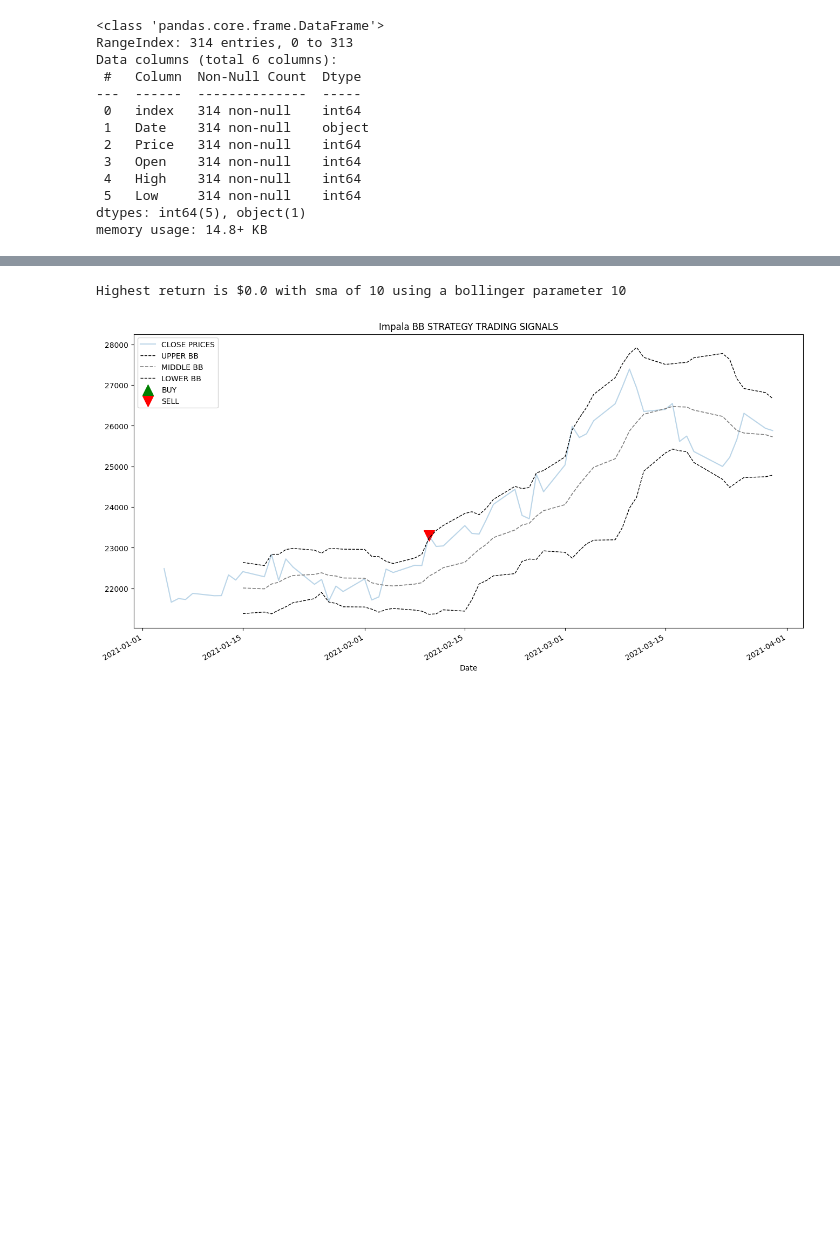
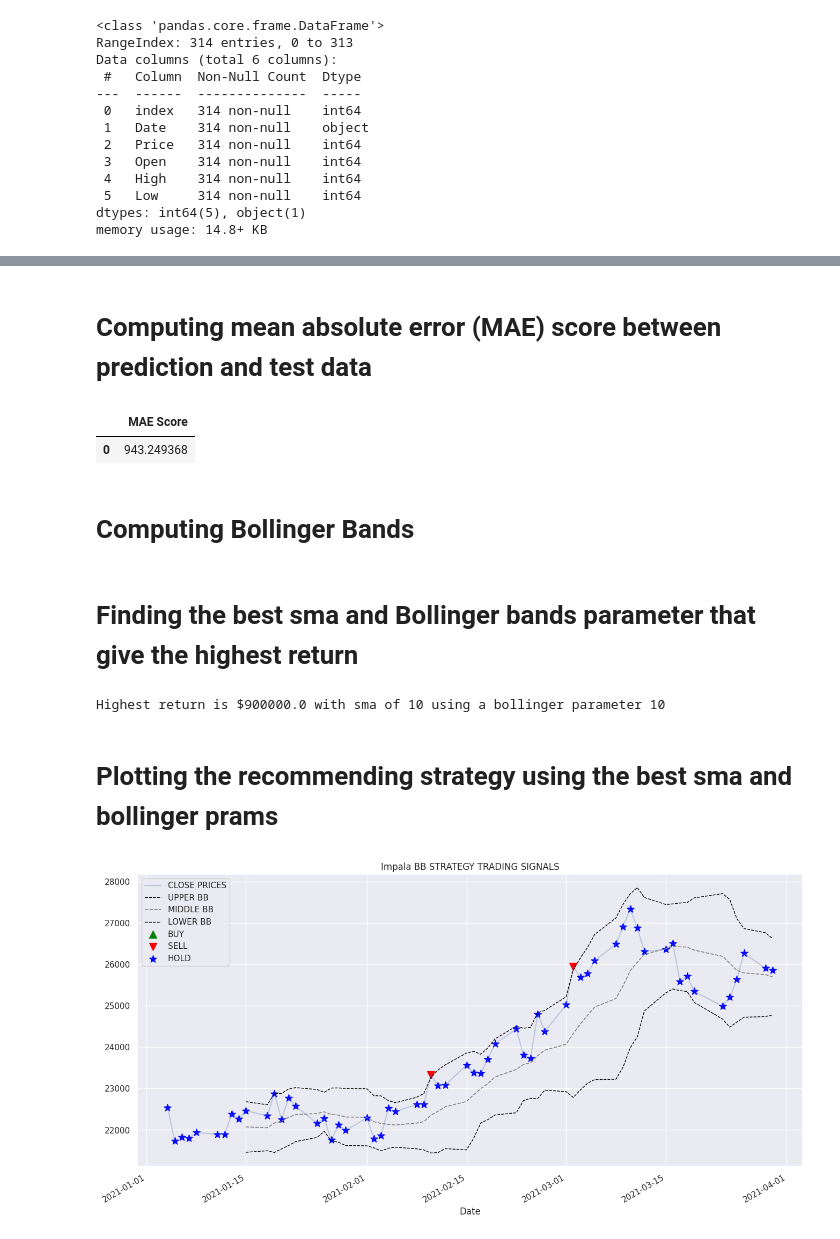
Before and after one commit to Soomro2023/Project5, a Jupyter notebook: Daily_trading_Impala.ipynb, the cells around one changed output, grey strips where cells are left out. Saved outputs shown, nothing was run; the diff lists cells and outputs as text; code cells hidden in the pictures; blank space fills up the shorter version.

```diff
--- a/Daily_trading_Impala.ipynb
+++ b/Daily_trading_Impala.ipynb
@@ -215,0 +149,13 @@ fig.update_layout(
+# %%
+sns.set()
+#plot the distribution of train and test
+plt.figure(figsize=(10,6))
+# plt.grid(True)
+plt.xlabel("Date")
+plt.ylabel("Normalized Close Price Values")
+plt.plot(train_df.index, train_df['Price'], 'green', label='Train data')
+plt.plot(test_df.index, test_df['Price'], 'blue', label='Test data')
+plt.axvline(x=df.index[train_test_boundary], linestyle='dashed', color='r')
+
+plt.title("Train/Test Distribution")
+plt.legend()
@@ -427,4 +357,16 @@ df_final
 61 rows × 2 columns
+# %% [markdown]
+# Computing mean absolute error (MAE) score between prediction and test data
+# %%
+error = find_mae(df_final['Actual Price'], df_final['Predicted Price'])
+mae = pd.DataFrame()
+mae['MAE Score'] = [error]
+mae
+# %% [output]
+|  | MAE Score |
+| 0 | 943.249368 |
+# %% [markdown]
+# Computing Bollinger Bands
 # %%
 #bollinger bands calculation
 def sma(data, window):
@@ -473,3 +410,5 @@ def implement_bb_strategy(data, lower_bb, upper_bb):
+# %% [markdown]
+# Finding the best sma and Bollinger bands parameter that give the highest return
 # %%
 investment_returns = []
 sma_params = []
@@ -480,10 +419,12 @@ for sma_param in np.linspace(10, 100, 10).astype(int):
     df_final['sma_20'] = sma(df_final['Predicted Price'], sma_param)
     for bb_param in np.linspace(10, 100, 10).astype(int):
         df_final['upper_bb'], df_final['lower_bb'] = bb(df_final['Predicted Price'], df_final['sma_20'], bb_param)
-        buy_price, sell_price, bb_signal = implement_bb_strategy(df_final['Predicted Price'], df_final['lower_bb'], df_final['upper_bb'])
+        # buy_price, sell_price, bb_signal = implement_bb_strategy(df_final['Predicted Price'], df_final['lower_bb'], df_final['upper_bb'])
+        buy_price, sell_price, hold_price, bb_signal = implement_bb_strategy(df_final)
         buy_price.insert(0, None)
         sell_price.insert(0, None)
         bb_signal.insert(0, None)
+
 
         position = []
         for i in range(len(bb_signal)):
@@ -508,8 +449,9 @@ for sma_param in np.linspace(10, 100, 10).astype(int):
         upper_bb = df_final['upper_bb']
         lower_bb = df_final['lower_bb']
         close_price = df_final['Predicted Price']
-        bb_signal = pd.DataFrame(bb_signal).rename(columns = {0:'bb_signal'}).set_index(df_final.index)
-        position = pd.DataFrame(position).rename(columns = {0:'bb_position'}).set_index(df_final.index)
+
+        bb_signal = pd.DataFrame(bb_signal[:-1]).rename(columns = {0:'bb_signal'}).set_index(df_final.index)
+        position = pd.DataFrame(position[:-1]).rename(columns = {0:'bb_position'}).set_index(df_final.index)
 
         frames = [close_price, upper_bb, lower_bb, bb_signal, position]
         strategy = pd.concat(frames, join = 'inner', axis = 1)
@@ -531,7 +473,7 @@ for sma_param in np.linspace(10, 100, 10).astype(int):
         bb_strategy_ret_df = pd.DataFrame(bb_strategy_ret).rename(columns = {0:'bb_returns'})
         bb_strategy_ret_df
 
-        investment = 100000
+        investment = 1000000
         stocks = 0
 
         for i in range(len(bb_strategy_ret_df['bb_returns'])):
@@ -550,25 +492,29 @@ max_idx = np.argmax(np.array(investment_returns))
 print("Highest return is ${} with sma of {} using a bollinger parameter {}".
       format(investment_returns[max_idx], sma_params[max_idx], bb_params[max_idx]))
 # %% [output]
-Highest return is $0.0 with sma of 10 using a bollinger parameter 10
+Highest return is $900000.0 with sma of 10 using a bollinger parameter 10
+# %% [markdown]
+# Plotting the recommending strategy using the best sma and bollinger prams
 # %%
+# here we found highest return with sma = 20 and bb = 20
 df_final['sma'] = sma(df_final['Predicted Price'], 10)
-df_final['upper_bb'], df_final['lower_bb'] = bb(df_final['Predicted Price'], df_final['sma'],10)
-buy_price, sell_price, bb_signal = implement_bb_strategy(df_final['Predicted Price'], df_final['lower_bb'], df_final['upper_bb'])
-buy_price.insert(0, None)
-sell_price.insert(0, None)
-bb_signal.insert(0, None)
+df_final['upper_bb'], df_final['lower_bb'] = bb(df_final['Predicted Price'], df_final['sma'], 10)
+buy_price, sell_price, hold_price, bb_signal = implement_bb_strategy(df_final)
+# buy_price.insert(0, None)
+# sell_price.insert(0, None)
+# hold_price.insert(0, None)
 
 plt.figure(figsize=(16, 8))
 df_final['Predicted Price'].plot(label = 'CLOSE PRICES', alpha = 0.3)
 df_final['upper_bb'].plot(label = 'UPPER BB', linestyle = '--', linewidth = 1, color = 'black')
 df_final['sma'].plot(label = 'MIDDLE BB', linestyle = '--', linewidth = 1.2, color = 'grey')
 df_final['lower_bb'].plot(label = 'LOWER BB', linestyle = '--', linewidth = 1, color = 'black')
 
-plt.scatter(df_final.index, buy_price, marker = '^', color = 'green', label = 'BUY', s = 200)
-plt.scatter(df_final.index, sell_price, marker = 'v', color = 'red', label = 'SELL', s = 200)
+plt.scatter(df_final.index, buy_price, marker = '^', color = 'green', label = 'BUY', s = 100)
+plt.scatter(df_final.index, sell_price, marker = 'v', color = 'red', label = 'SELL', s = 100)
+plt.scatter(df_final.index, hold_price, marker = '*', color = 'blue', label = 'HOLD', s = 100)
 plt.title('{} BB STRATEGY TRADING SIGNALS'.format(data_name))
 plt.legend(loc = 'upper left')
 plt.show()
 # %% [output]
-[figure, old version]
+[figure, new version]
```
Also changed, not shown: parts of 22 cells of this notebook.
